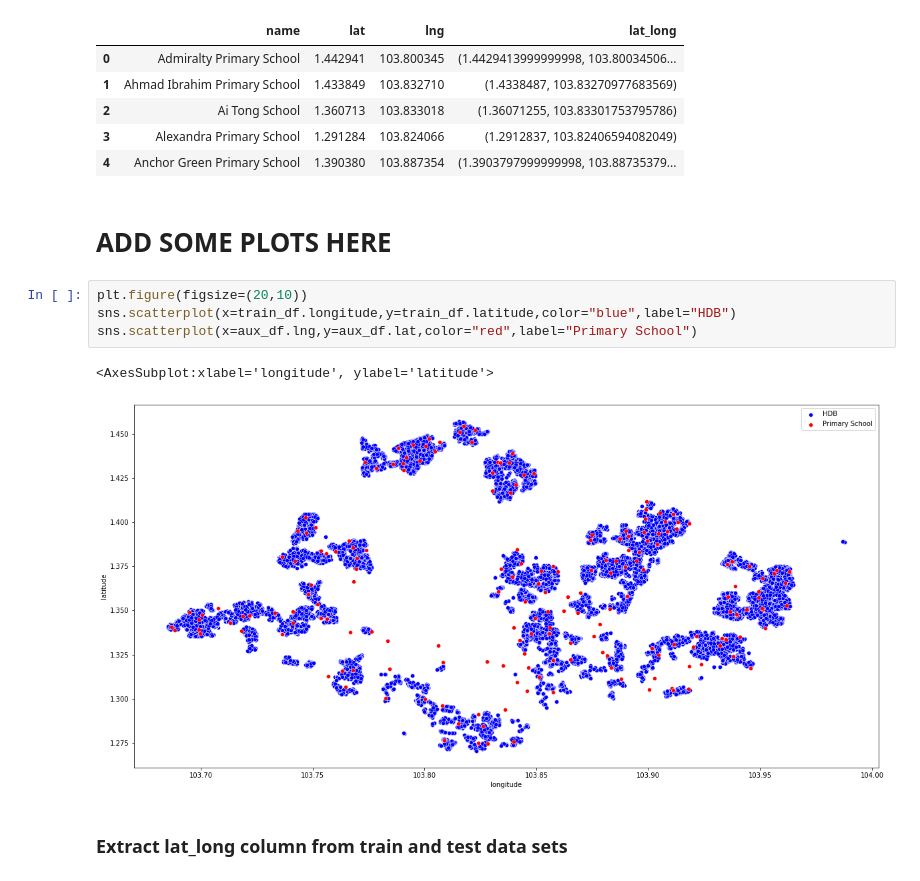
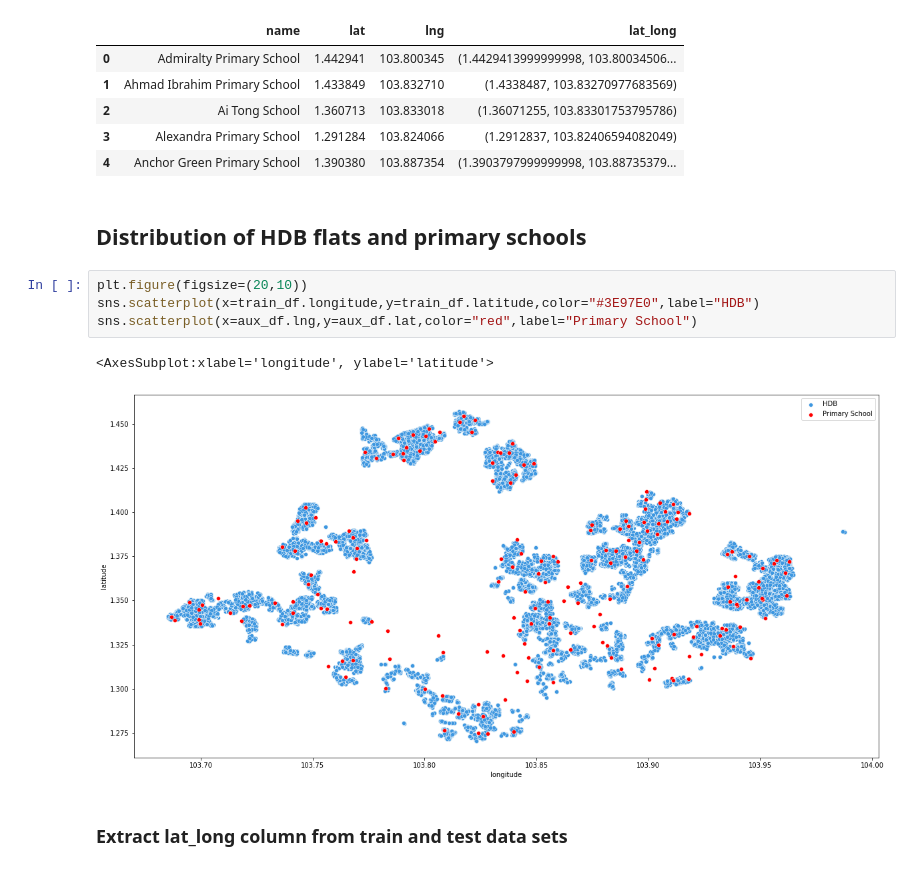
Before and after one commit to dheeraj-sn/hdb_resale_price_prediction, a Jupyter notebook: PRIMARY_SCHOOL_EDA_PREPROCESSING_MODEL_ANALYSIS.ipynb, the cells around one changed output. Cells and saved outputs as stored; diff of their text form.

Commit message:
primary school analysis done

```diff
--- a/PRIMARY_SCHOOL_EDA_PREPROCESSING_MODEL_ANALYSIS.ipynb
+++ b/PRIMARY_SCHOOL_EDA_PREPROCESSING_MODEL_ANALYSIS.ipynb
@@ -72,15 +69,15 @@ aux_df.head()
 | 2 | Ai Tong School | 1.360713 | 103.833018 | (1.36071255, 103.83301753795786) |
 | 3 | Alexandra Primary School | 1.291284 | 103.824066 | (1.2912837, 103.82406594082049) |
 | 4 | Anchor Green Primary School | 1.390380 | 103.887354 | (1.3903797999999998, 103.88735379... |
-# %% [markdown]
-# ADD SOME PLOTS HERE
+# %% [markdown]
+## Distribution of HDB flats and primary schools
 # %%
 plt.figure(figsize=(20,10))
-sns.scatterplot(x=train_df.longitude,y=train_df.latitude,color="blue",label="HDB")
+sns.scatterplot(x=train_df.longitude,y=train_df.latitude,color="#3E97E0",label="HDB")
 sns.scatterplot(x=aux_df.lng,y=aux_df.lat,color="red",label="Primary School")
 # %% [output]
 <AxesSubplot:xlabel='longitude', ylabel='latitude'>
-[figure, old version]
+[figure, new version]
 # %% [markdown]
 ### Extract lat_long column from train and test data sets
 # %%
```
Also changed, not shown: parts of 64 cells of this notebook.
